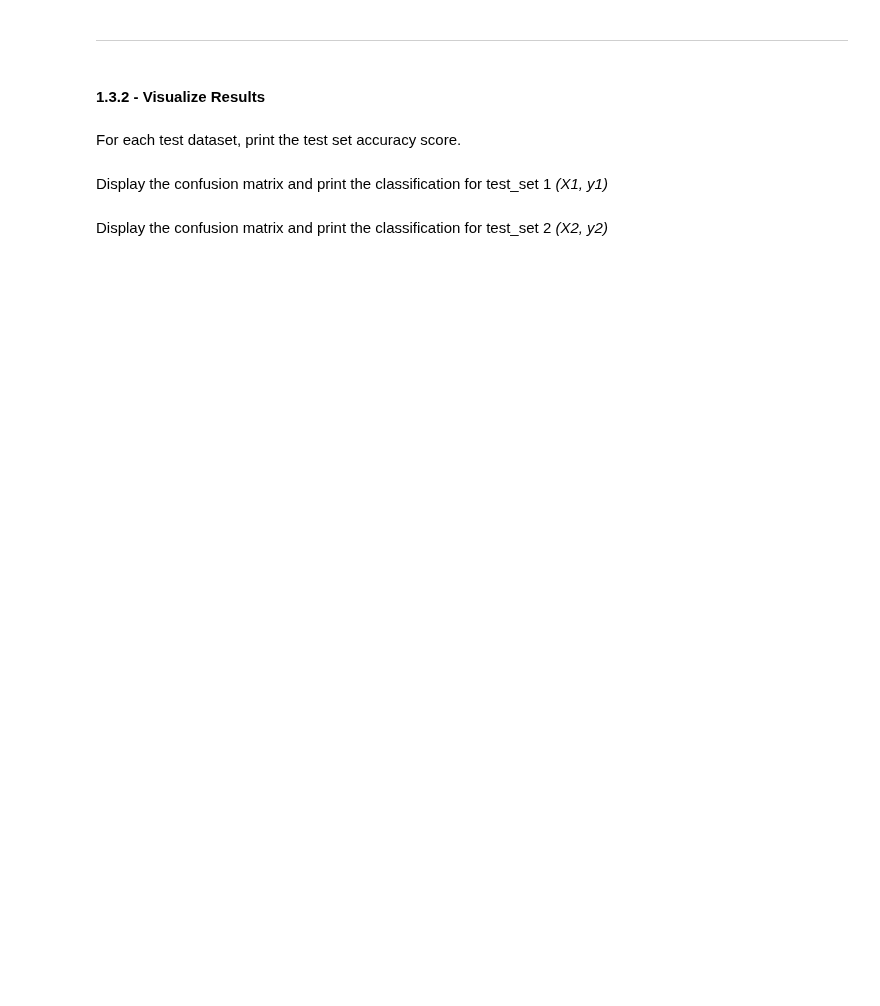
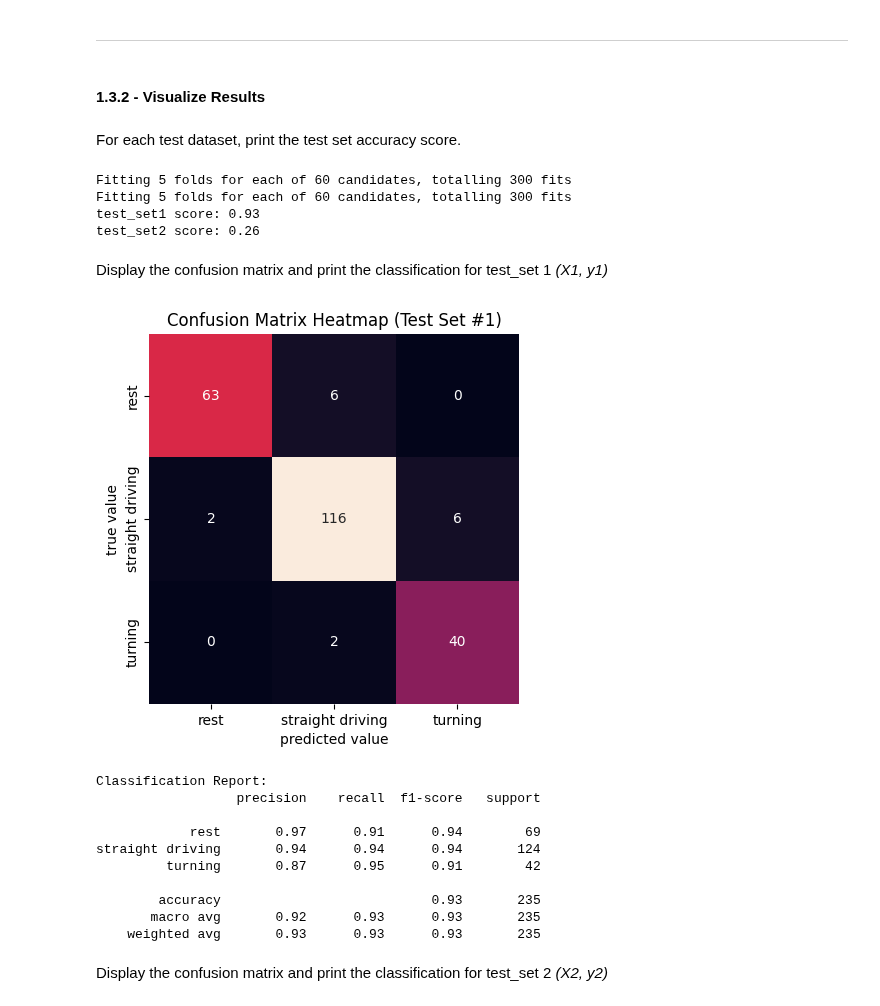
Before and after one commit to azizaahsan1/engg680_2024_fall, a Jupyter notebook: Lab_Assignment4/Assignment 4.ipynb, the cells around one changed output. Cells and saved outputs as stored; diff of their text form; code cells hidden in the pictures; blank space fills up the shorter version.

```diff
--- a/Lab_Assignment4/Assignment 4.ipynb
+++ b/Lab_Assignment4/Assignment 4.ipynb
@@ -169,6 +285,6 @@ The test_sets must be seperated into features (Xs) and targets (ys).
 # %%
 # TODO - Load the target vector from test_set1 into y1, and all features from test_set1 into X1
 # (1 marks)
-# y1 =
-# X1 =
+y1 = test_set1['motion_state']
+X1 = test_set1.drop('motion_state', axis=1)
 X1.head(2)
@@ -192,2 +312,25 @@ For each test dataset, print the test set accuracy score.
+# %%
+# TODO - Print test score accuracies for test_set1 and test_set2
+# (1 marks)
+
+X1_train, X1_test, y1_train, y1_test = train_test_split(X1, y1, test_size=0.3, random_state=42, stratify=y1)
+X2_train, X2_test, y2_train, y2_test = train_test_split(X2, y2, test_size=0.3, random_state=42, stratify=y2)
+
+grid_search = GridSearchCV(pipeline, param_grid, cv=5, n_jobs=-1, verbose=1)
+grid_search.fit(X1_train, y1_train)
+
+grid_search = GridSearchCV(pipeline, param_grid, cv=5, n_jobs=-1, verbose=1)
+grid_search.fit(X2_train, y2_train)
+
+test1_score = best_model.score(X1_test, y1_test)
+test2_score = best_model.score(X2_test, y2_test)
+
+print("test_set1 score: {:.2f}".format(test1_score))
+print("test_set2 score: {:.2f}".format(test2_score))
+# %% [output]
+Fitting 5 folds for each of 60 candidates, totalling 300 fits
+Fitting 5 folds for each of 60 candidates, totalling 300 fits
+test_set1 score: 0.93
+test_set2 score: 0.26
 # %% [markdown]
 Display the confusion matrix and print the classification for test_set 1 *(X1, y1)*
@@ -197,2 +337,30 @@ Display the confusion matrix and print the classification for test_set 1 *(X1, y
+# %%
+# TODO - Display confusion matrix and print classification report for (X1, y1)
+# (1 marks)
+
+y1_pred = best_model.predict(X1_test)
+conf_mat = confusion_matrix(y1_test, y1_pred)
+
+sns.heatmap(conf_mat, xticklabels=['rest', 'straight driving', 'turning'],  yticklabels=['rest', 'straight driving', 'turning'], square=True, annot=True, cbar=False, fmt='d')
+plt.xlabel('predicted value')
+plt.ylabel('true value')
+plt.title("Confusion Matrix Heatmap (Test Set #1)")
+plt.show()
+
+class_report = classification_report(y1_test, y1_pred, target_names=['rest', 'straight driving', 'turning'])
+print("Classification Report:")
+print(class_report)
+# %% [output]
+[figure, added]
+Classification Report:
+                  precision    recall  f1-score   support
+
+            rest       0.97      0.91      0.94        69
+straight driving       0.94      0.94      0.94       124
+         turning       0.87      0.95      0.91        42
+
+        accuracy                           0.93       235
+       macro avg       0.92      0.93      0.93       235
+    weighted avg       0.93      0.93      0.93       235
 # %% [markdown]
 Display the confusion matrix and print the classification for test_set 2 *(X2, y2)*
```
Also changed, not shown: parts of 27 cells of this notebook.
